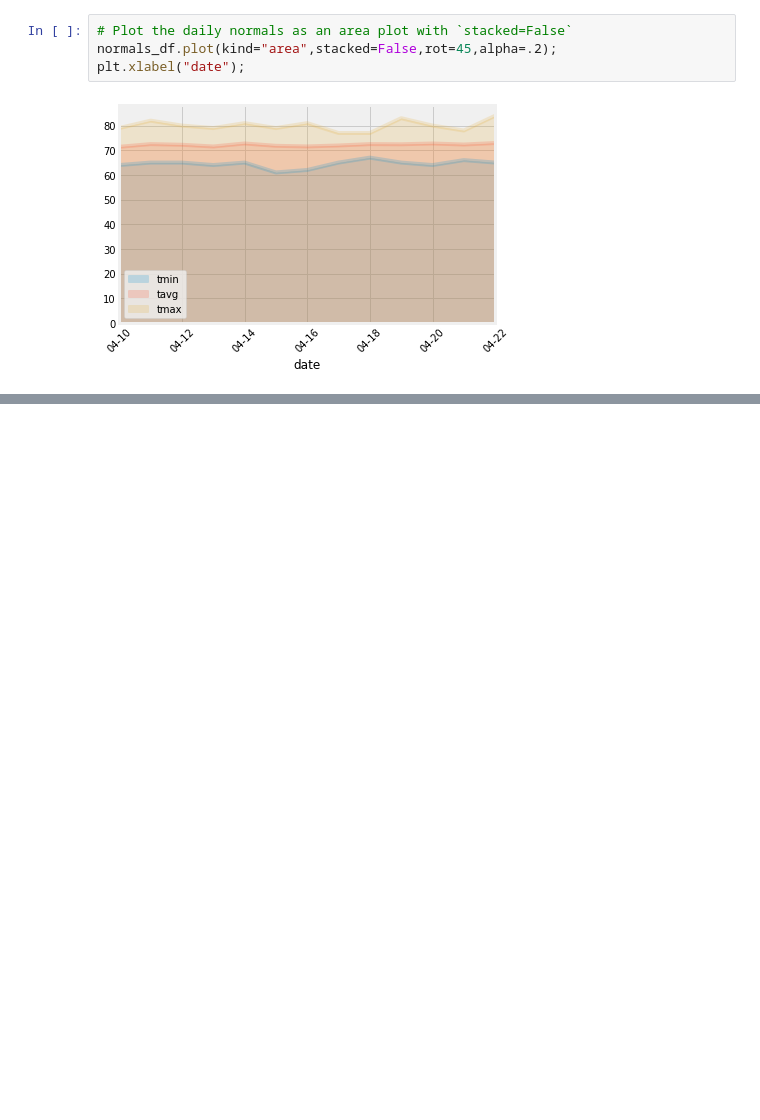
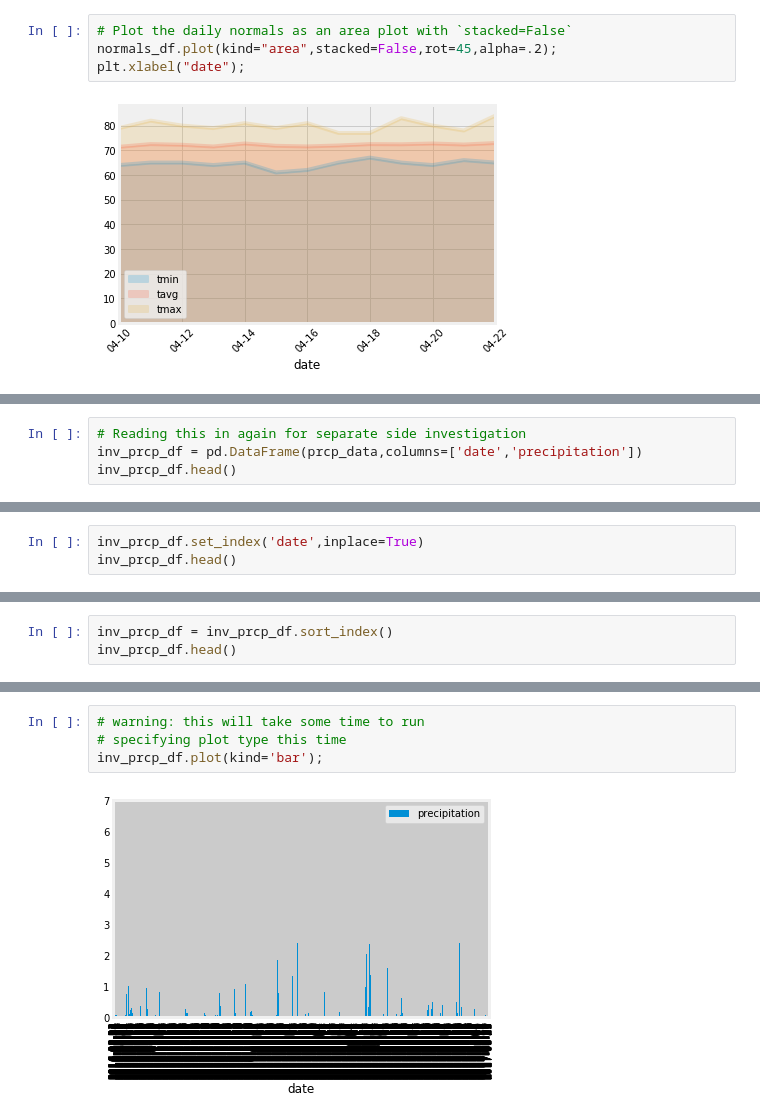
Before and after one commit to c-l-nguyen/sqlalchemy-challenge, a Jupyter notebook: climate_alchemy.ipynb, the cells around one changed output, grey strips where cells are left out. Saved outputs shown, nothing was run; the diff lists cells and outputs as text; blank space fills up the shorter version.

```diff
--- a/climate_alchemy.ipynb
+++ b/climate_alchemy.ipynb
@@ -436,0 +458,4 @@ plt.xlabel("date");
+# %%
+# Reading this in again for separate side investigation
+inv_prcp_df = pd.DataFrame(prcp_data,columns=['date','precipitation'])
+inv_prcp_df.head()
@@ -436,0 +469,3 @@ plt.xlabel("date");
+# %%
+inv_prcp_df.set_index('date',inplace=True)
+inv_prcp_df.head()
@@ -436,0 +480,3 @@ plt.xlabel("date");
+# %%
+inv_prcp_df = inv_prcp_df.sort_index()
+inv_prcp_df.head()
@@ -436,0 +495,6 @@ plt.xlabel("date");
+# %%
+# warning: this will take some time to run
+# specifying plot type this time
+inv_prcp_df.plot(kind='bar');
+# %% [output]
+[figure, added]
```
Also changed, not shown: parts of 30 cells of this notebook.
